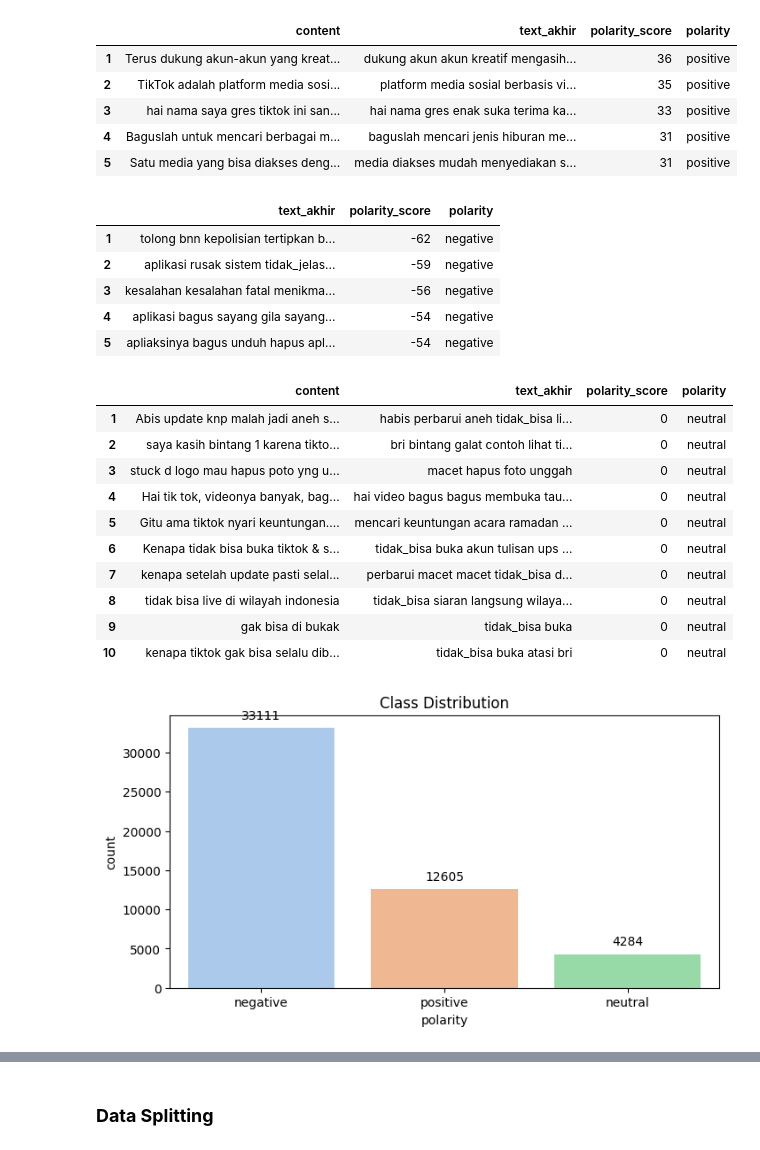
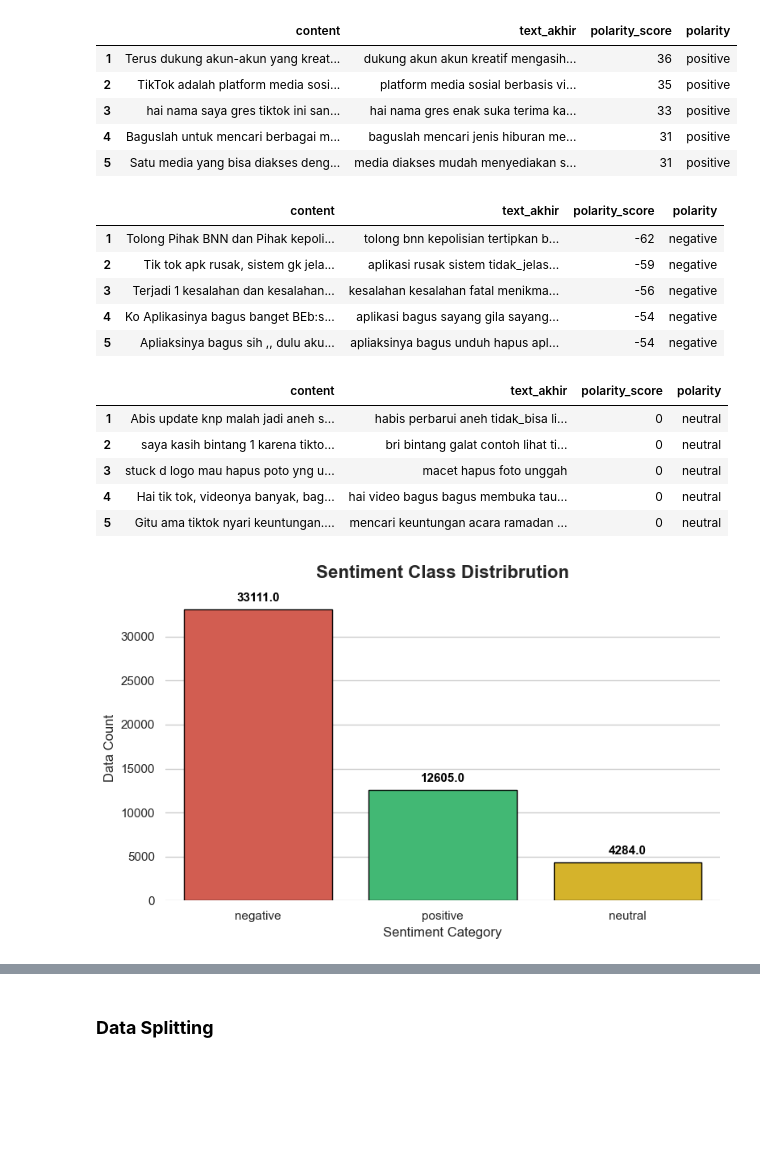
Before and after one commit to laventilizz/analisis_sentimen_app, a Jupyter notebook: sentiment_analysis.ipynb, the cells around one changed output, grey strips where cells are left out. Drawn from its saved outputs; the diff is of its cells as text; code cells hidden in the pictures; blank space fills up the shorter version.

```diff
--- a/sentiment_analysis.ipynb
+++ b/sentiment_analysis.ipynb
@@ -227,33 +224,6 @@ if response.status_code == 200:
         lexicon_negative[row[0]] = int(row[1])
 else:
     print("Failed to fetch negative lexicon data")
-# %%
-import csv
-
-lexicon_positive = {}
-try:
-    with open('lexicon_positive.csv', encoding='utf-8') as f:
-        reader = csv.reader(f, delimiter=';')  # pakai ; karena isi file pakai titik koma
-        for row in reader:
-            try:
-                lexicon_positive[row[0].strip()] = int(float(row[1].replace(',', '.')))
-            except ValueError as ve:
-                print(f"Baris invalid dilewati: {row} - Error: {ve}")
-except FileNotFoundError:
-    print("File lexicon_positive.csv tidak ditemukan.")
-
-
-lexicon_negative = {}
-try:
-    with open('lexicon_negative.csv', encoding='utf-8') as f:
-        reader = csv.reader(f, delimiter=';')  # pakai ; karena isi file pakai titik koma
-        for row in reader:
-            try:
-                lexicon_positive[row[0].strip()] = int(float(row[1].replace(',', '.')))
-            except ValueError as ve:
-                print(f"Baris invalid dilewati: {row} - Error: {ve}")
-except FileNotFoundError:
-    print("File lexicon_positive.csv tidak ditemukan.")
 # %%
 def sentiment_analysis_lexicon_indonesia(text):
     score = 0
@@ -278,6 +248,8 @@ results = reviews['text_stopword'].apply(sentiment_analysis_lexicon_indonesia)
 results = list(zip(*results))
 reviews['polarity_score'] = results[0]
 reviews['polarity'] = results[1]
+reviews['polarity'] = reviews['polarity'].apply(lambda x: x[0] if isinstance(x, (list, np.ndarray)) else x)
+reviews['polarity'] = reviews['polarity'].astype(str)
 print(reviews['polarity'].value_counts())
 # %% [output]
 polarity
@@ -317,30 +309,28 @@ positive_reviews.head()
 | 4 | Baguslah untuk mencari berbagai m... | baguslah mencari jenis hiburan me... | 31 | positive |
 | 5 | Satu media yang bisa diakses deng... | media diakses mudah menyediakan s... | 31 | positive |
 # %%
-# Membuat DataFrame baru 'negative_reviews' yang hanya berisi tweet dengan polaritas negatif.
 negative_reviews = reviews[reviews['polarity'] == 'negative']
-negative_reviews = negative_reviews[['text_akhir', 'polarity_score', 'polarity']]
+negative_reviews = negative_reviews[['content', 'text_akhir', 'polarity_score', 'polarity']]
 negative_reviews = negative_reviews.sort_values(by='polarity_score', ascending=True)
 negative_reviews = negative_reviews[0:10]
 negative_reviews = negative_reviews.reset_index(drop=True)
 negative_reviews.index += 1
 negative_reviews.head()
 # %% [output]
-|  | text_akhir | polarity_score | polarity |
-| 1 | tolong bnn kepolisian tertipkan b... | -62 | negative |
-| 2 | aplikasi rusak sistem tidak_jelas... | -59 | negative |
-| 3 | kesalahan kesalahan fatal menikma... | -56 | negative |
-| 4 | aplikasi bagus sayang gila sayang... | -54 | negative |
-| 5 | apliaksinya bagus unduh hapus apl... | -54 | negative |
+|  | content | text_akhir | polarity_score | polarity |
+| 1 | Tolong Pihak BNN dan Pihak kepoli... | tolong bnn kepolisian tertipkan b... | -62 | negative |
+| 2 | Tik tok apk rusak, sistem gk jela... | aplikasi rusak sistem tidak_jelas... | -59 | negative |
+| 3 | Terjadi 1 kesalahan dan kesalahan... | kesalahan kesalahan fatal menikma... | -56 | negative |
+| 4 | Ko Aplikasinya bagus banget BEb:s... | aplikasi bagus sayang gila sayang... | -54 | negative |
+| 5 | Apliaksinya bagus sih ,, dulu aku... | apliaksinya bagus unduh hapus apl... | -54 | negative |
 # %%
-# Membuat DataFrame baru 'neutral_reviews' yang hanya berisi tweet dengan polaritas netral.
 neutral_reviews = reviews[reviews['polarity'] == 'neutral']
 neutral_reviews = neutral_reviews[['content', 'text_akhir', 'polarity_score', 'polarity']]
-neutral_reviews = neutral_reviews.sort_values(by='polarity_score', ascending=True)
+neutral_reviews = neutral_reviews.sort_values(by='polarity_score')
 neutral_reviews = neutral_reviews[0:10]
 neutral_reviews = neutral_reviews.reset_index(drop=True)
 neutral_reviews.index += 1
-neutral_reviews.head(10)
+neutral_reviews.head()
 # %% [output]
 |  | content | text_akhir | polarity_score | polarity |
 | 1 | Abis update knp malah jadi aneh s... | habis perbarui aneh tidak_bisa li... | 0 | neutral |
@@ -348,41 +338,40 @@ neutral_reviews.head(10)
 | 3 | stuck d logo mau hapus poto yng u... | macet hapus foto unggah | 0 | neutral |
 | 4 | Hai tik tok, videonya banyak, bag... | hai video bagus bagus membuka tau... | 0 | neutral |
 | 5 | Gitu ama tiktok nyari keuntungan.... | mencari keuntungan acara ramadan ... | 0 | neutral |
-| 6 | Kenapa tidak bisa buka tiktok & s... | tidak_bisa buka akun tulisan ups ... | 0 | neutral |
-| 7 | kenapa setelah update pasti selal... | perbarui macet macet tidak_bisa d... | 0 | neutral |
-| 8 | tidak bisa live di wilayah indonesia | tidak_bisa siaran langsung wilaya... | 0 | neutral |
-| 9 | gak bisa di bukak | tidak_bisa buka | 0 | neutral |
-| 10 | kenapa tiktok gak bisa selalu dib... | tidak_bisa buka atasi bri | 0 | neutral |
 # %%
 plt.figure(figsize=(8, 5))
 sns.set(style="whitegrid")
 
-palette = sns.color_palette("coolwarm", n_colors=len(reviews['polarity'].unique()))
+palette = {
+    'positive': '#2ecc71',
+    'neutral': '#f1c40f',
+    'negative': '#e74c3c'
+}
 
 ax = sns.countplot(
     x='polarity',
     data=reviews,
     palette=palette,
     hue='polarity',
     legend=False,
     edgecolor='black'
 )
 
 plt.title('Sentiment Class Distribrution', fontsize=16, fontweight='bold', pad=15)
 plt.xlabel('Sentiment Category', fontsize=12)
 plt.ylabel('Data Count', fontsize=12)
 
 for p in ax.patches:
     height = p.get_height()
     ax.annotate(f'{height}',
                 (p.get_x() + p.get_width() / 2., height),
                 ha='center', va='bottom',
                 fontsize=11, fontweight='bold',
                 color='black', xytext=(0, 5),
                 textcoords='offset points')
 
 sns.despine(left=True, bottom=True)
 plt.tight_layout()
 plt.show()
 # %% [output]
-[figure, old version]
+[figure, new version]
```
Also changed, not shown: parts of 20 cells of this notebook.
